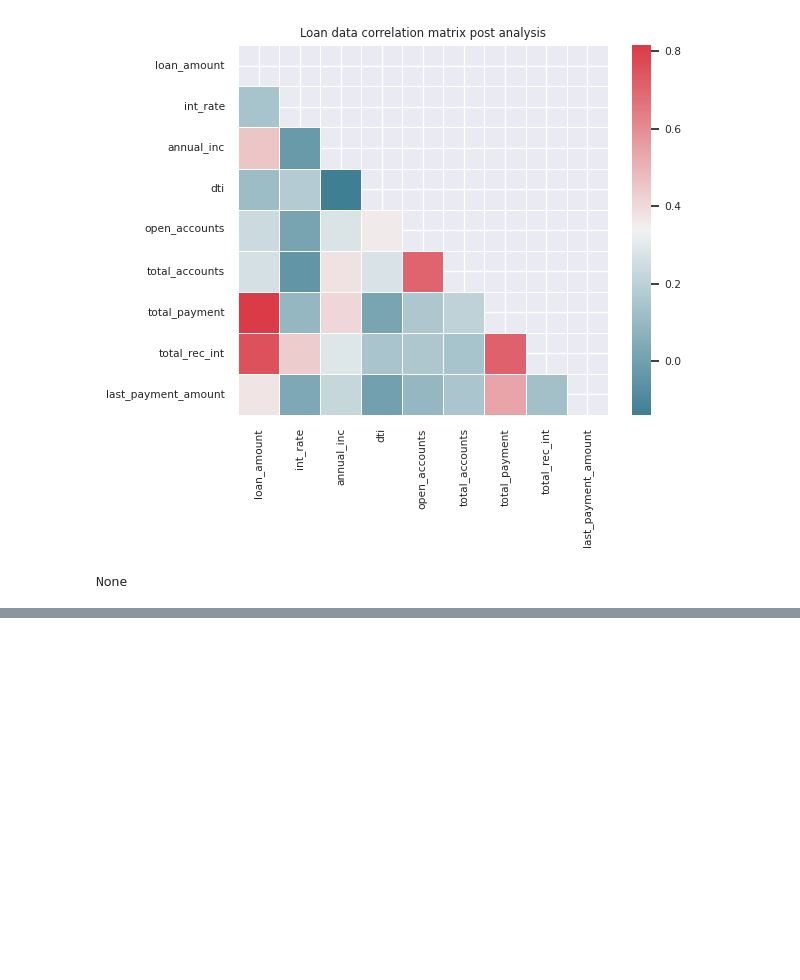
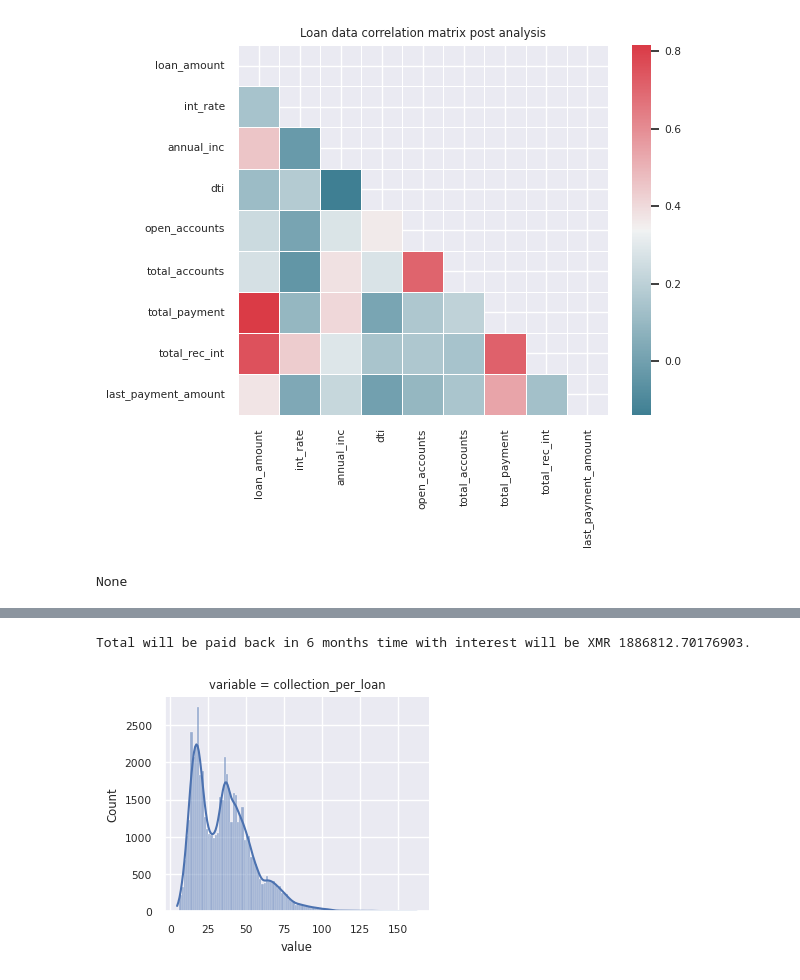
Before and after one commit to drsimonturega/Exploratory-Data-Analysis---Customer-Loans-in-Finance, a Jupyter notebook: EDA.ipynb, the cells around one changed output, grey strips where cells are left out. Saved outputs shown, nothing was run; the diff lists cells and outputs as text; code cells hidden in the pictures; blank space fills up the shorter version.

```diff
--- a/EDA.ipynb
+++ b/EDA.ipynb
@@ -664,0 +743,12 @@ None
+# %%
+df_new = df_tran_new[df_tran_new['rem_mnths_est'] <= 6].copy()
+#transf.text_anal_col(df_new, 'rem_mnths_est')
+df_new['collection_per_loan']= df_new['rem_mnths_est'] * df_new[
+    'instalment']
+my_plotter.grid_hist_kde(df_new, ['collection_per_loan'])
+total = str(round(df_new['collection_per_loan'].sum(), 8))
+print(f'Total will be paid back in 6 months time with interest will be \
+    XMR {total}.')
+# %% [output]
+Total will be paid back in 6 months time with interest will be XMR 1886812.70176903.
+[figure, added]
```
Also changed, not shown: parts of 55 cells of this notebook, 5 other files.
